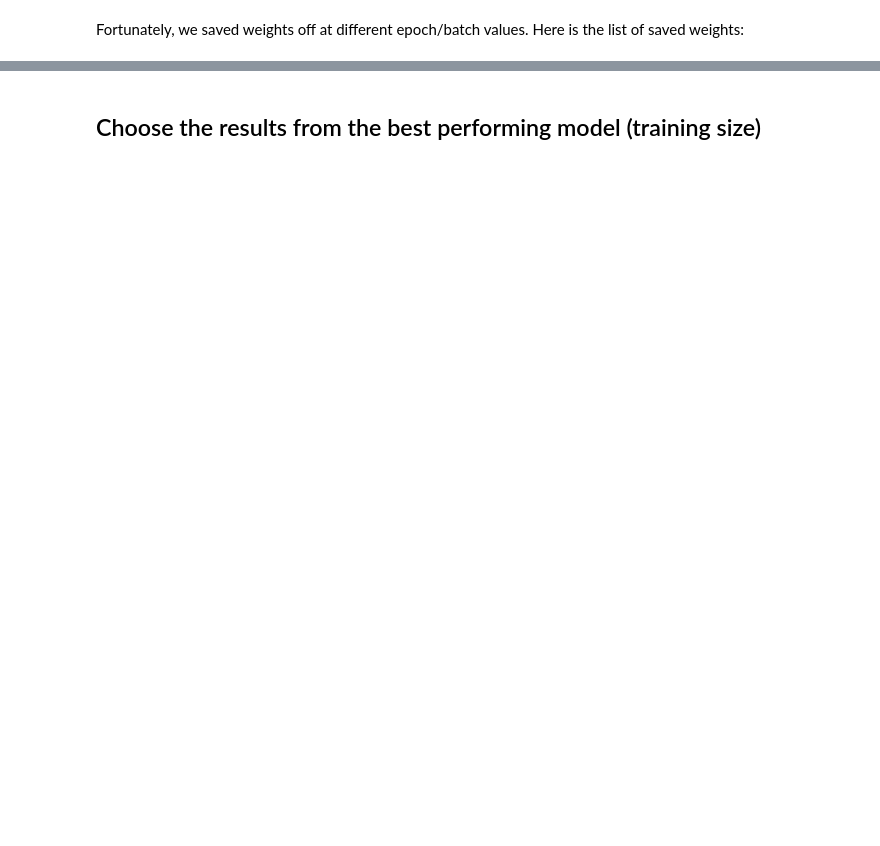
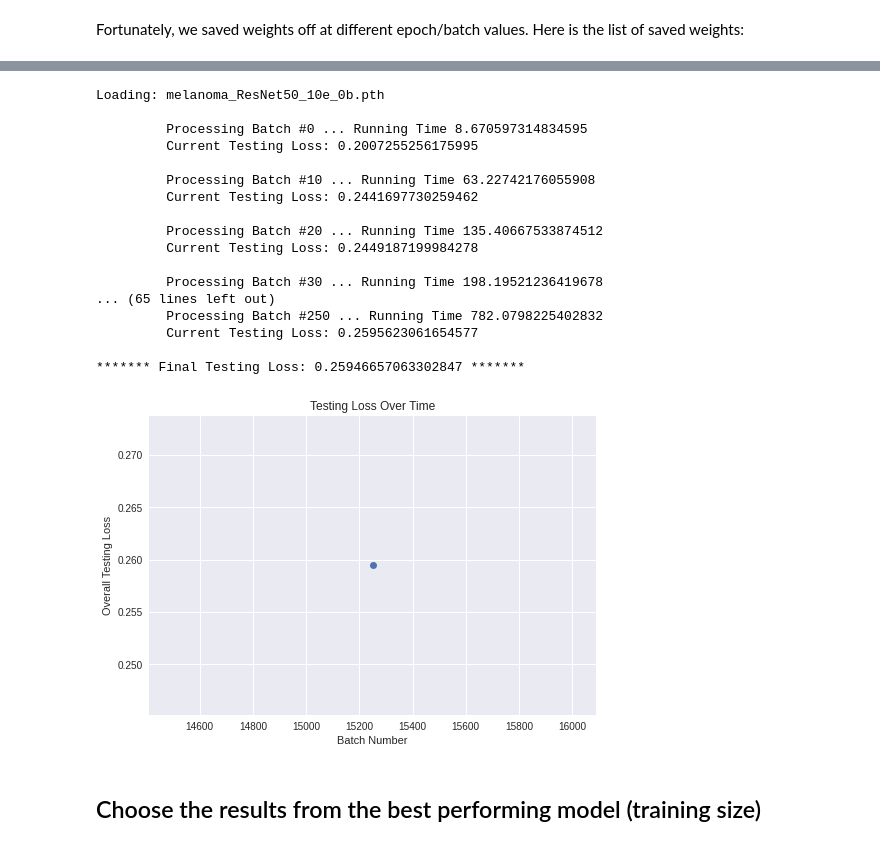
Before and after one commit to andrewmashhadi/Melanoma_Classification_Project, a Jupyter notebook: Melanoma_ResNet-50.ipynb, the cells around one changed output, grey strips where cells are left out. Saved outputs shown, nothing was run; the diff lists cells and outputs as text; code cells hidden in the pictures; blank space fills up the shorter version.

Commit message:
got preliminary results for resnet50 with small dataset

```diff
--- a/Melanoma_ResNet-50.ipynb
+++ b/Melanoma_ResNet-50.ipynb
@@ -244,14 +244,14 @@ val_transf = transforms.Compose(
 
 train_dataset = ISICDatasetImages(img_dir=os.path.join("train_data256x256", "jpgs"),
                             patientfile=os.path.join("train_data256x256", "train.csv"),
-                            num_samples=2*24408, up_sample=True, start_ind=0, transform=tr_transf)
+                            num_samples=5*2*24408, up_sample=True, start_ind=0, transform=tr_transf)
 train_loader = DataLoader(train_dataset, batch_size=batch_size, shuffle=True,  collate_fn=pad_collate2d,
                           num_workers=n_workers)
 
 
 val_dataset = ISICDatasetImages(img_dir=os.path.join("train_data256x256", "jpgs"),
                             patientfile=os.path.join("train_data256x256", "val.csv"),
-                            num_samples=2*50, up_sample=True, start_ind=0, transform=val_transf)
+                            num_samples=2*100, up_sample=True, start_ind=0, transform=val_transf)
 val_loader = DataLoader(val_dataset, batch_size=1, shuffle=True, collate_fn=pad_collate2d,
                         num_workers=n_workers)
 
@@ -465,10 +485,10 @@ KeyboardInterrupt:
 # %% [markdown]
 First, let us see what the convolutional neural network thinks of a few examples:
 # %%
-batch_size = 2
+batch_size = 32
 
-test_dataset = ISICDatasetImages(img_dir=os.path.join("train_data", "jpgs"),
-                            patientfile=os.path.join("train_data", "val.csv"),
+test_dataset = ISICDatasetImages(img_dir=os.path.join("train_data256x256", "jpgs"),
+                            patientfile=os.path.join("train_data256x256", "val.csv"),
                             num_samples=8281, up_sample=False, start_ind=0, transform=val_transf)
 test_loader = DataLoader(test_dataset, batch_size=batch_size, shuffle=False, collate_fn=pad_collate2d,
                          num_workers=n_workers)
@@ -502,12 +528,32 @@ for fname in weight_fnames:
 
     print(f'Loading: {fname}\n')
 
-    checkpoint = torch.load(f'./saved_weights2/{fname}', map_location=device)
+    checkpoint = torch.load(f'./saved_weights3/{fname}', map_location=device)
 
     # network weights load
-    net = Net().to(device)
+    net = torchvision.models.resnet50(pretrained=True).to(device)
+
+    # for feature extraction
+    #for param in net.parameters():
+        #param.requires_grad = False
+
+    num_ftrs = net.fc.in_features
+    net.fc = nn.Sequential(
+               nn.Linear(num_ftrs, 300),
+               nn.BatchNorm1d(300),
+               nn.ReLU(),
+               nn.Dropout(p=0.3),
+               nn.Linear(300, 100),
+               nn.BatchNorm1d(100),
+               nn.ReLU(),
+               nn.Dropout(p=0.3),
+               nn.Linear(100, 1),
+               nn.Sigmoid()).to(device)
+
     net.load_state_dict(checkpoint['model_state_dict'])
     criterion = nn.BCELoss()
+
+    net.eval()
 
     # set start time for cnn training
     start_time = time.time()
@@ -530,41 +576,61 @@ for fname in weight_fnames:
             running_loss += loss.item()
 
             # everything saved should be on RAM
-            outputs = outputs.to("cpu")
-            label = label.to("cpu")
+            #outputs = outputs.to("cpu")
+            #label = label.to("cpu")
 
             # save for analysis
             ground_truths.append(label)
 
             # # save for analysis
             probs += outputs.squeeze(-1).tolist()
 
-            if i % 100 == 0:
-                print(f"\t Processing Image #{2*i + 1} ... Running Time {time.time() - start_time}")
+            if i % 10 == 0:
+                print(f"\t Processing Batch #{i} ... Running Time {time.time() - start_time}")
                 print(f'\t Current Testing Loss: {running_loss / (i+1)}\n')
+
 
     print(f'******* Final Testing Loss: {running_loss / (i+1)} *******\n')
 
     batch_sizes.append(checkpoint['mini_batch'])
     losses.append(running_loss / (i+1))
 
     # Save ground-truths and probability results¶
     res = {}
     res["ground_truths"] = ground_truths
     res["probs"] = probs
     res["num_batches"] = checkpoint['mini_batch']
     res["testing_loss"] = running_loss / (i+1)
 
-    pkl_f_name = f'./saved_results2/results_cnn2_{checkpoint["mini_batch"]}b.pkl'
+    pkl_f_name = f'./saved_results3/results_ResNet50_{checkpoint["mini_batch"]}b.pkl'
     with open(pkl_f_name, 'wb') as f:
         pickle.dump(res, f)
 
 
 plt.plot(batch_sizes, losses, 'o')
 plt.title("Testing Loss Over Time")
 plt.xlabel("Batch Number")
 plt.ylabel("Overall Testing Loss")
 plt.show()
+# %% [output]
+Loading: melanoma_ResNet50_10e_0b.pth
+
+         Processing Batch #0 ... Running Time 8.670597314834595
+         Current Testing Loss: 0.2007255256175995
+
+         Processing Batch #10 ... Running Time 63.22742176055908
+         Current Testing Loss: 0.2441697730259462
+
+         Processing Batch #20 ... Running Time 135.40667533874512
+         Current Testing Loss: 0.2449187199984278
+
+         Processing Batch #30 ... Running Time 198.19521236419678
+... (65 lines left out)
+         Processing Batch #250 ... Running Time 782.0798225402832
+         Current Testing Loss: 0.2595623061654577
+
+******* Final Testing Loss: 0.25946657063302847 *******
+[figure, added]
 # %% [markdown]
 ## Choose the results from the best performing model (training size)
 # %%
```
Also changed, not shown: parts of 8 cells of this notebook, 10 other files.
